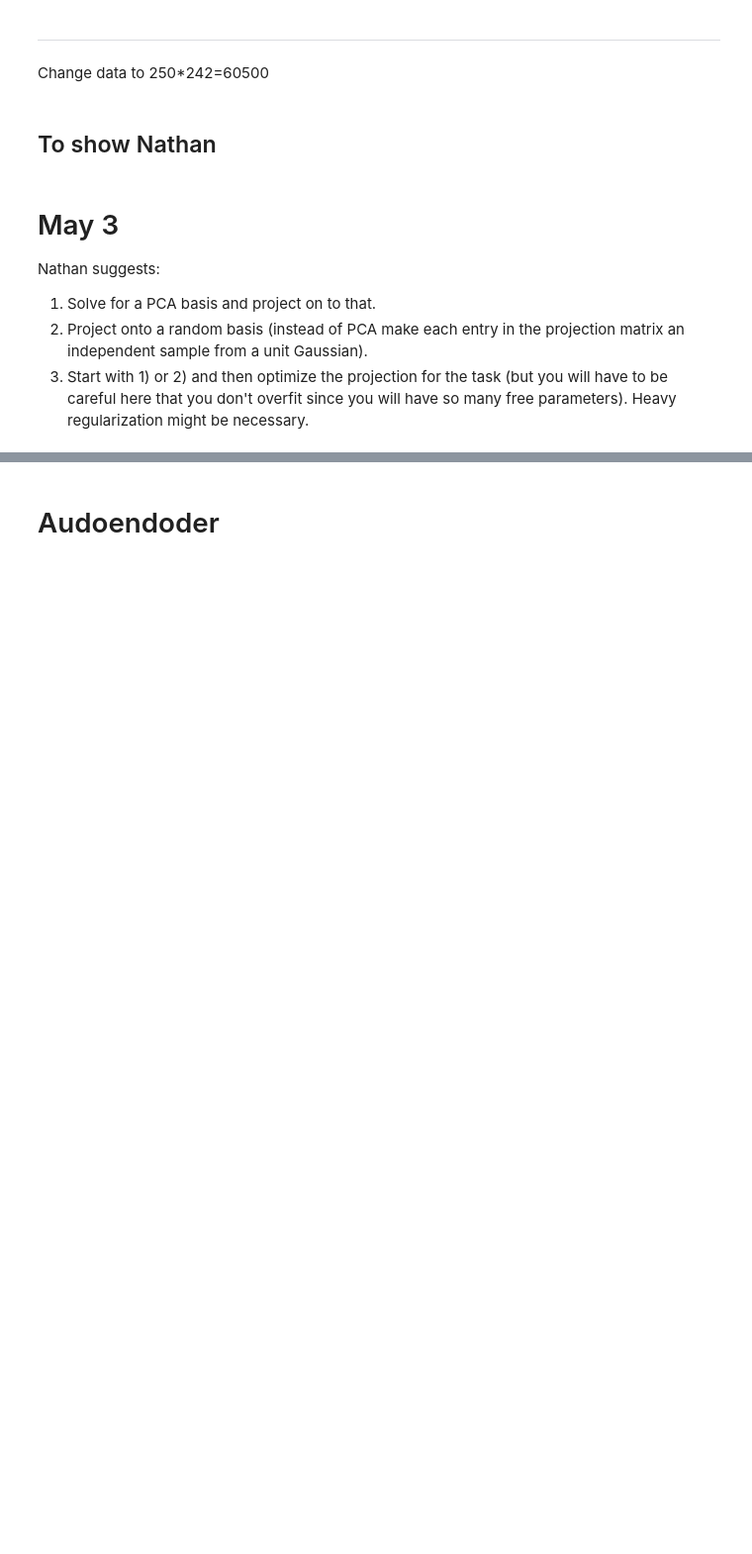
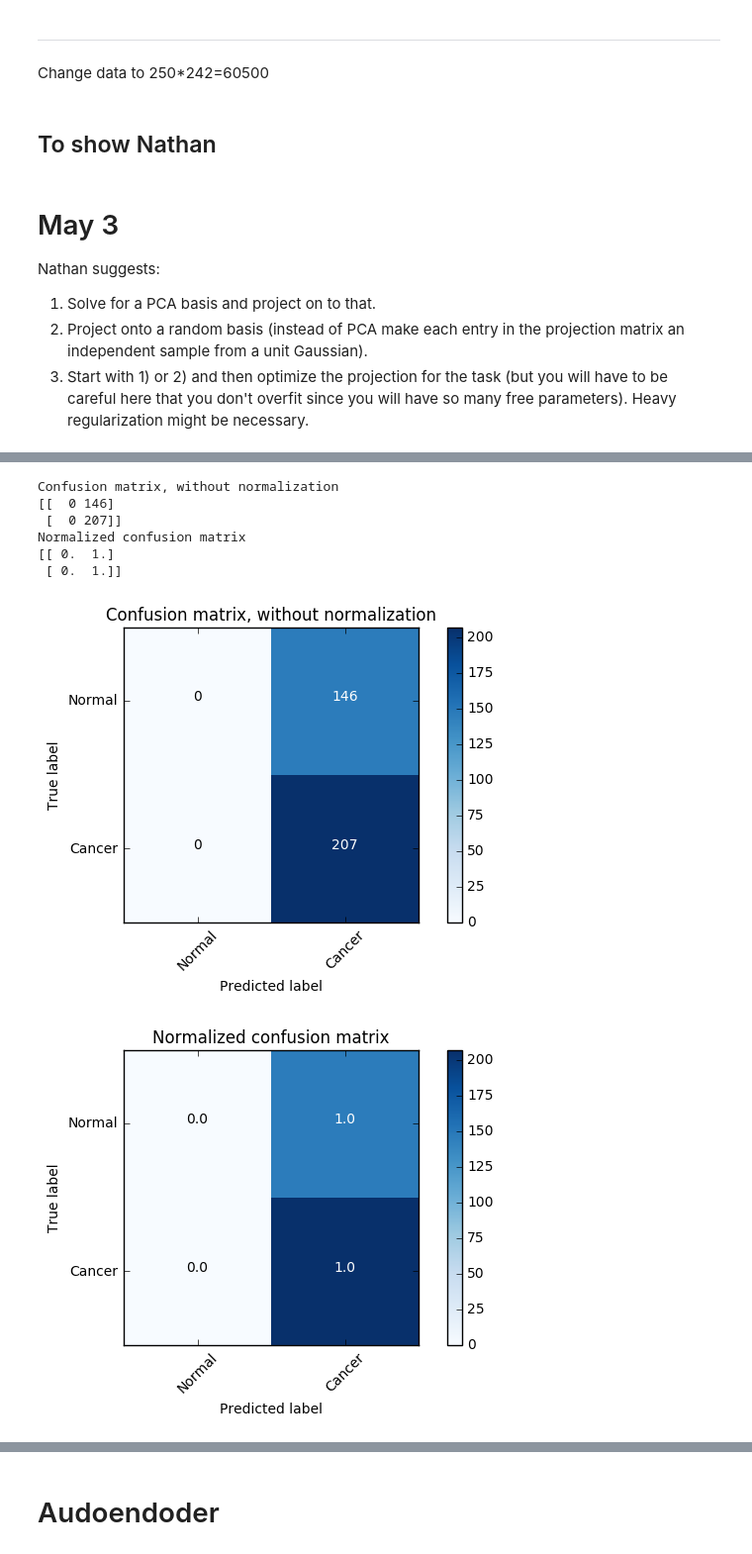
Before and after one commit to billchenxi/DL_Cancer, a Jupyter notebook: Analysis.ipynb, the cells around one changed output, grey strips where cells are left out. Shown at 99% size. Cells and saved outputs as stored; diff of their text form; code cells hidden in the pictures; blank space fills up the shorter version.

```diff
--- a/Analysis.ipynb
+++ b/Analysis.ipynb
@@ -172,0 +214,3 @@ d[:,0:3428].shape
+# %%
+from sklearn.cross_validation import train_test_split
+x_train, x_test, y_train, y_test = train_test_split(dat, dat_Y, test_size=0.2, random_state=123, stratify=dat_Y)
@@ -176,0 +255,3 @@ results
+# %%
+clf = svm.SVC()
+clf.fit(x_train, y_train)
@@ -176,0 +263,2 @@ results
+# %%
+result1 = clf.predict(x_test)
@@ -176,0 +329,2 @@ results
+# %%
+class_names = ["Normal", "Cancer"]
@@ -176,0 +364,24 @@ results
+# %%
+cnf_matrix = confusion_matrix(y_test, result1)
+np.set_printoptions(precision=2)
+
+# Plot non-normalized confusion matrix
+plt.figure()
+plot_confusion_matrix(cnf_matrix, classes=class_names,
+                      title='Confusion matrix, without normalization')
+
+# Plot normalized confusion matrix
+plt.figure()
+plot_confusion_matrix(cnf_matrix, classes=class_names, normalize=True,
+                      title='Normalized confusion matrix')
+
+plt.show()
+# %% [output]
+Confusion matrix, without normalization
+[[  0 146]
+ [  0 207]]
+Normalized confusion matrix
+[[ 0.  1.]
+ [ 0.  1.]]
+[figure, added]
+[figure, added]
```
Also changed, not shown: parts of 72 cells of this notebook, 1 other file.
